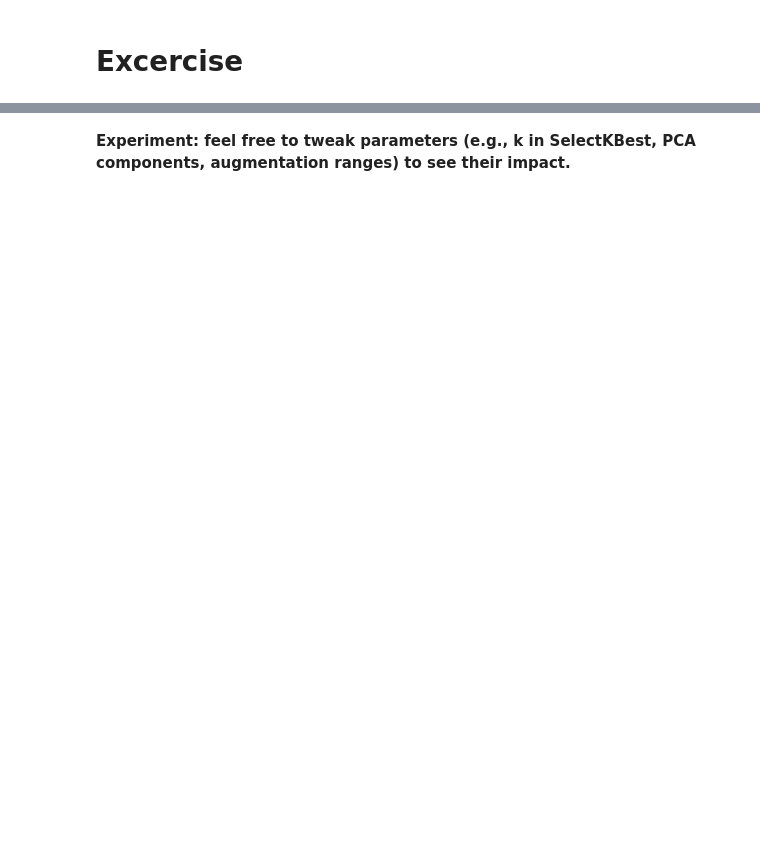
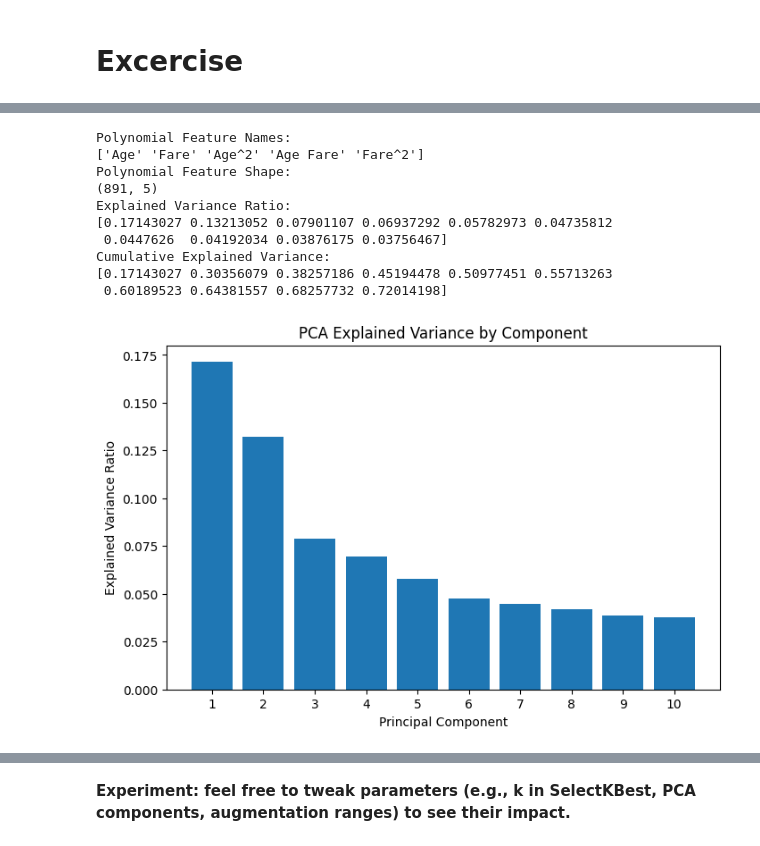
Before and after one commit to saadmaqbooldev/Purelogics-Bootcamp-Python-AI, a Jupyter notebook: Week 3 Encoding/Day 2.ipynb, the cells around one changed output, grey strips where cells are left out. Drawn from its saved outputs; the diff is of its cells as text; code cells hidden in the pictures; blank space fills up the shorter version.

```diff
--- a/Week 3 Encoding/Day 2.ipynb
+++ b/Week 3 Encoding/Day 2.ipynb
@@ -551,6 +728,14 @@ from sklearn.model_selection import train_test_split
 # TODO: Load the Titanic dataset into `df` using pd.read_csv
 # Hint: URL = 'https://raw.githubusercontent.com/datasciencedojo/datasets/master/titanic.csv'
 df = None  # TODO
+#Load Data
+url = "https://raw.githubusercontent.com/datasciencedojo/datasets/master/titanic.csv"
+df = pd.read_csv(url)
+# TODO: Display first 5 rows and the dataset shape
+print("First 5 rows:")
+print(df.head())
+print("Dataset shape:", df.shape)
 
-# TODO: Display first 5 rows and the dataset shape
 # TODO: Print missing value counts per column
+print("Missing values per column:")
+print(df.isnull().sum())
@@ -557,4 +760,11 @@ df = None  # TODO
 # %%
 # TODO: Fill missing 'Age' with its median
+df['Age'].fillna(df['Age'].median(), inplace=True)
+
 # TODO: Fill missing 'Embarked' with its mode
+df['Embarked'].fillna(df['Embarked'].mode()[0], inplace=True)
+
 # TODO: Replace missing 'Cabin' entries with 'Unknown'
+df['Cabin'].fillna('Unknown', inplace=True)
+
+print(df.isnull().sum())
@@ -642,15 +1019,59 @@ selector = None  # TODO
 # %%
 # 6. Advanced Feature Engineering
 
 # 6.1 Polynomial Features using sklearn.preprocessing.PolynomialFeatures :contentReference[oaicite:14]{index=14}
 from sklearn.preprocessing import PolynomialFeatures
 # TODO: poly = PolynomialFeatures(degree=2, include_bias=False)
+poly = PolynomialFeatures(degree=2, include_bias=False)
+
 # TODO: poly_data = poly.fit_transform(df[['Age','Fare']].fillna(0))
+poly_data = poly.fit_transform(df[['Age', 'Fare']].fillna(0))
+
 # TODO: print(poly.get_feature_names_out(['Age','Fare']))
+print("Polynomial Feature Names:")
+print(poly.get_feature_names_out(['Age', 'Fare']))
+
+print("Polynomial Feature Shape:")
+print(poly_data.shape)
 
 # 6.2 PCA for dimensionality reduction :contentReference[oaicite:15]{index=15}
 from sklearn.decomposition import PCA
 # TODO: pca = PCA(n_components=10)
+pca = PCA(n_components=10)
+
 # TODO: X_pca = pca.fit_transform(X_std)
+X_pca = pca.fit_transform(X_std)
+
 # TODO: Plot explained variance ratio bar chart
+print("Explained Variance Ratio:")
+print(pca.explained_variance_ratio_)
+
 # TODO: Print cumulative variance (np.cumsum)
+cumulative_variance = np.cumsum(pca.explained_variance_ratio_)
+
+print("Cumulative Explained Variance:")
+print(cumulative_variance)
+
+plt.figure(figsize=(8, 5))
+plt.bar(
+    range(1, len(pca.explained_variance_ratio_) + 1),
+    pca.explained_variance_ratio_
+)
+
+plt.xlabel("Principal Component")
+plt.ylabel("Explained Variance Ratio")
+plt.title("PCA Explained Variance by Component")
+plt.xticks(range(1, 11))
+plt.show()
+# %% [output]
+Polynomial Feature Names:
+['Age' 'Fare' 'Age^2' 'Age Fare' 'Fare^2']
+Polynomial Feature Shape:
+(891, 5)
+Explained Variance Ratio:
+[0.17143027 0.13213052 0.07901107 0.06937292 0.05782973 0.04735812
+ 0.0447626  0.04192034 0.03876175 0.03756467]
+Cumulative Explained Variance:
+[0.17143027 0.30356079 0.38257186 0.45194478 0.50977451 0.55713263
+ 0.60189523 0.64381557 0.68257732 0.72014198]
+[figure, added]
```
Also changed, not shown: parts of 42 cells of this notebook.
